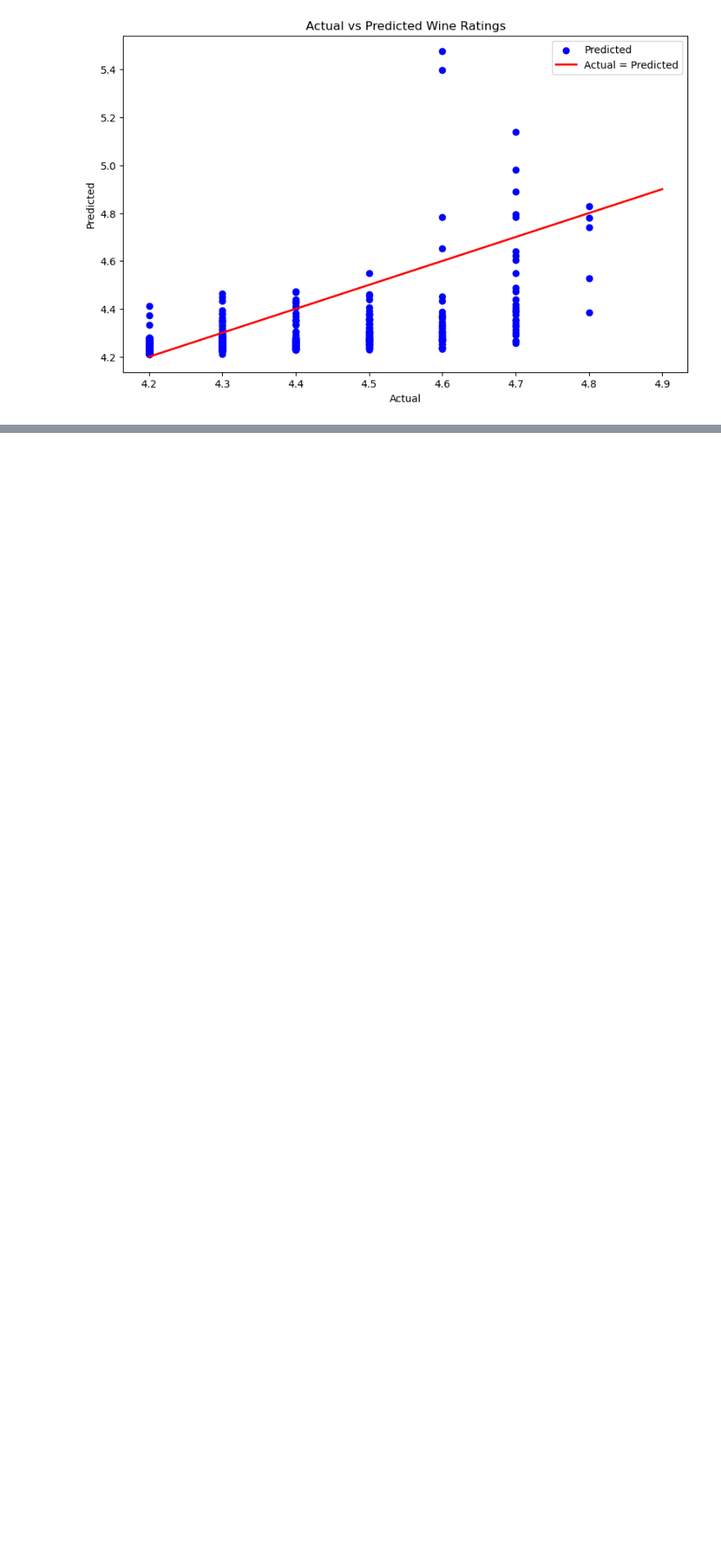
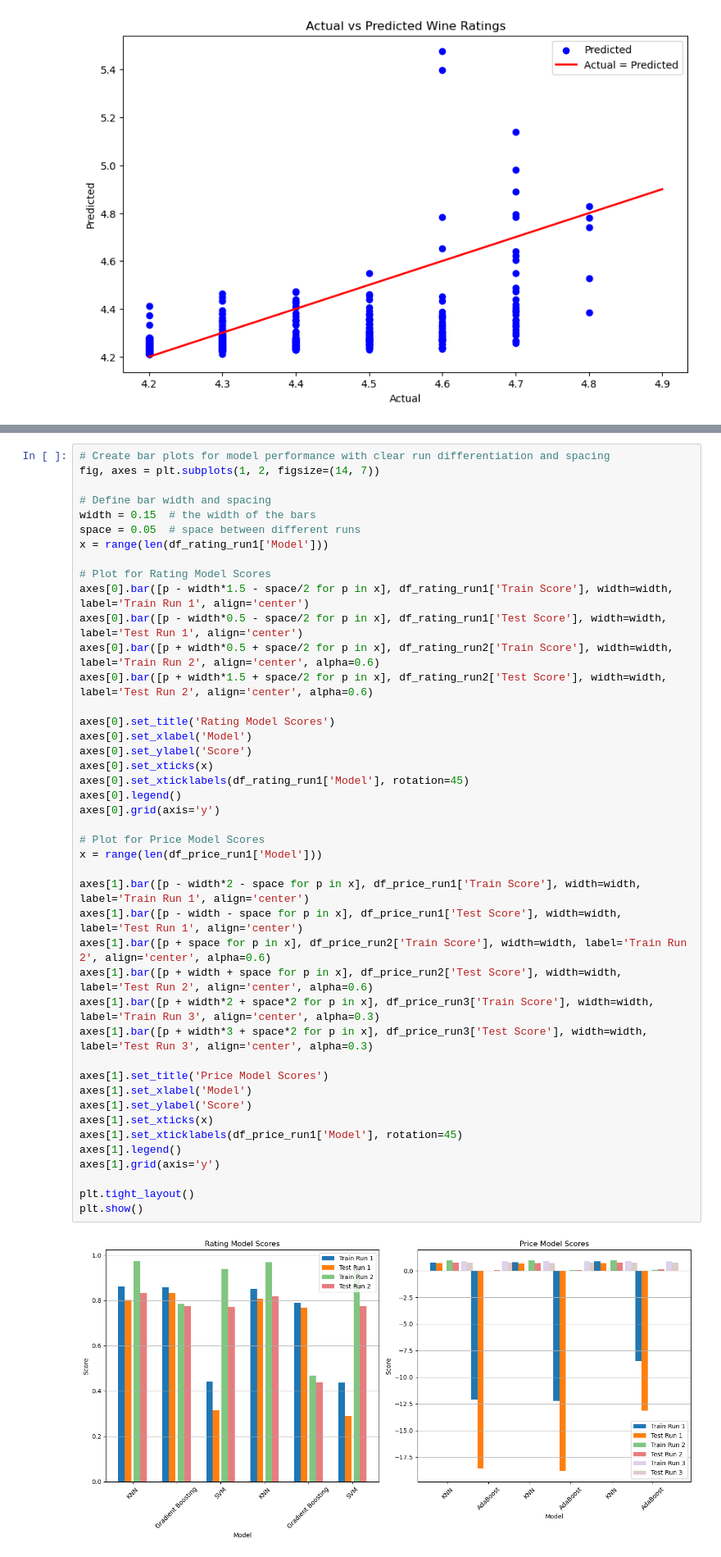
Before and after one commit to michaeldonaldsheridan/WineClassification, a Jupyter notebook: WineClassifcaton.ipynb, the cells around one changed output, grey strips where cells are left out. Shown: that part at 82% size. Drawn from its saved outputs; the diff is of its cells as text; blank space fills up the shorter version.

```diff
--- a/WineClassifcaton.ipynb
+++ b/WineClassifcaton.ipynb
@@ -599,0 +828,45 @@ plt.show()
+# %%
+# Create bar plots for model performance with clear run differentiation and spacing
+fig, axes = plt.subplots(1, 2, figsize=(14, 7))
+
+# Define bar width and spacing
+width = 0.15  # the width of the bars
+space = 0.05  # space between different runs
+x = range(len(df_rating_run1['Model']))
+
+# Plot for Rating Model Scores
+axes[0].bar([p - width*1.5 - space/2 for p in x], df_rating_run1['Train Score'], width=width, label='Train Run 1', align='center')
+axes[0].bar([p - width*0.5 - space/2 for p in x], df_rating_run1['Test Score'], width=width, label='Test Run 1', align='center')
+axes[0].bar([p + width*0.5 + space/2 for p in x], df_rating_run2['Train Score'], width=width, label='Train Run 2', align='center', alpha=0.6)
+axes[0].bar([p + width*1.5 + space/2 for p in x], df_rating_run2['Test Score'], width=width, label='Test Run 2', align='center', alpha=0.6)
+
+axes[0].set_title('Rating Model Scores')
+axes[0].set_xlabel('Model')
+axes[0].set_ylabel('Score')
+axes[0].set_xticks(x)
+axes[0].set_xticklabels(df_rating_run1['Model'], rotation=45)
+axes[0].legend()
+axes[0].grid(axis='y')
+
+# Plot for Price Model Scores
+x = range(len(df_price_run1['Model']))
+
+axes[1].bar([p - width*2 - space for p in x], df_price_run1['Train Score'], width=width, label='Train Run 1', align='center')
+axes[1].bar([p - width - space for p in x], df_price_run1['Test Score'], width=width, label='Test Run 1', align='center')
+axes[1].bar([p + space for p in x], df_price_run2['Train Score'], width=width, label='Train Run 2', align='center', alpha=0.6)
+axes[1].bar([p + width + space for p in x], df_price_run2['Test Score'], width=width, label='Test Run 2', align='center', alpha=0.6)
+axes[1].bar([p + width*2 + space*2 for p in x], df_price_run3['Train Score'], width=width, label='Train Run 3', align='center', alpha=0.3)
+axes[1].bar([p + width*3 + space*2 for p in x], df_price_run3['Test Score'], width=width, label='Test Run 3', align='center', alpha=0.3)
+
+axes[1].set_title('Price Model Scores')
+axes[1].set_xlabel('Model')
+axes[1].set_ylabel('Score')
+axes[1].set_xticks(x)
+axes[1].set_xticklabels(df_price_run1['Model'], rotation=45)
+axes[1].legend()
+axes[1].grid(axis='y')
+
+plt.tight_layout()
+plt.show()
+# %% [output]
+[figure, added]
```
Also changed, not shown: parts of 14 cells of this notebook.
